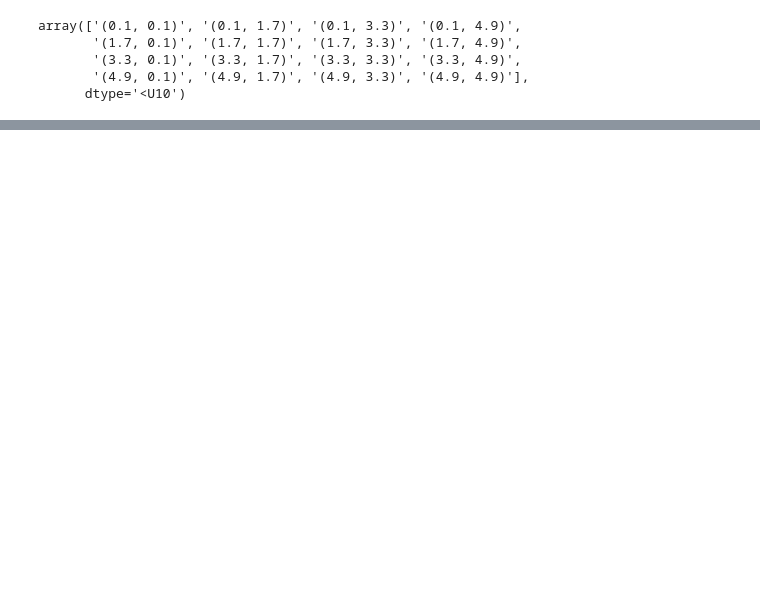
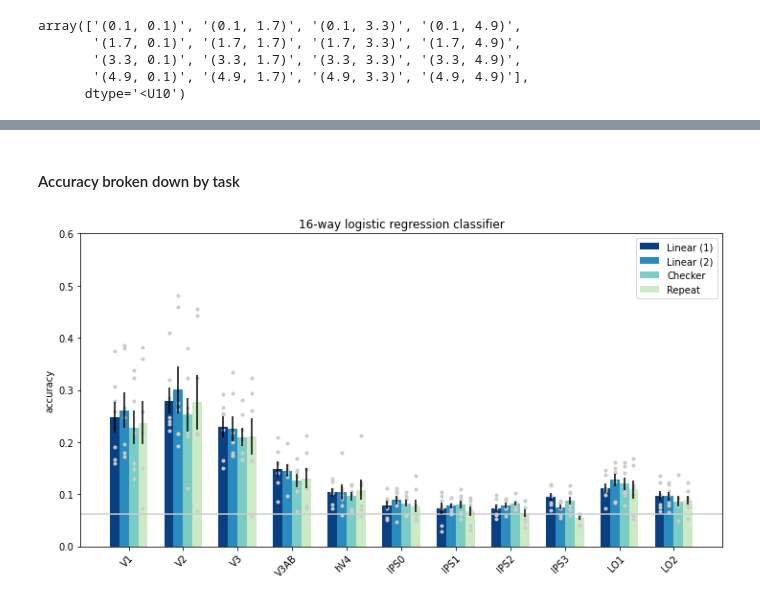
Before and after one commit to mmhenderson/shapeDim, a Jupyter notebook: Analysis/decoding/multiclass_decoding.ipynb, the cells around one changed output, grey strips where cells are left out. Saved outputs shown, nothing was run; the diff lists cells and outputs as text; code cells hidden in the pictures; blank space fills up the shorter version.

```diff
--- a/Analysis/decoding/multiclass_decoding.ipynb
+++ b/Analysis/decoding/multiclass_decoding.ipynb
@@ -41,6 +53,11 @@ dict_keys(['acc_overall', 'dprime_overall', 'acc_each_point', 'dprime_each_point
 # %%
+task_names = ['Linear (1)','Linear (2)','Checker', 'Repeat'];
+n_tasks = len(task_names)
+task_colors = np.flipud(cm.GnBu(np.linspace(0,1,5))[1:,:])
+
 roi_names = ['V1', 'V2', 'V3', 'V3AB', 'hV4', 'IPS0', 'IPS1', 'IPS2', 'IPS3', 'LO1', 'LO2']
 n_rois = 11
+
 n_subjects = 7
 subjects = np.arange(1,8)
 subcolors = cm.Dark2(np.linspace(0,1,n_subjects))
@@ -63,0 +144,24 @@ plt.title('best acc for 16-way logistic regression classifier');
+# %% [markdown]
+#### Accuracy broken down by task
+# %%
+vals = dec_withintask['acc_bytask']
+
+meanvals = np.mean(vals, axis=0)
+semvals = np.std(vals, axis=0)/np.sqrt(n_subj-1)
+
+plot_utils.plot_multi_bars(mean_data = meanvals, \
+                           err_data = semvals, \
+                           point_data = vals, \
+                           add_ss_lines=False,
+                           colors = task_colors, \
+                           space = 0.15, \
+                           title = '16-way logistic regression classifier', \
+                           ylim = [0, 0.6], \
+                           horizontal_line_pos = 1/16,
+                           xticklabels = roi_names, \
+                           ylabel = 'accuracy', \
+                           legend_overlaid=True, \
+                           legend_separate=False, \
+                           legend_labels = np.array(task_names));
+# %% [output]
+[figure, added]
```
Also changed, not shown: parts of 36 cells of this notebook, 14 other files.
